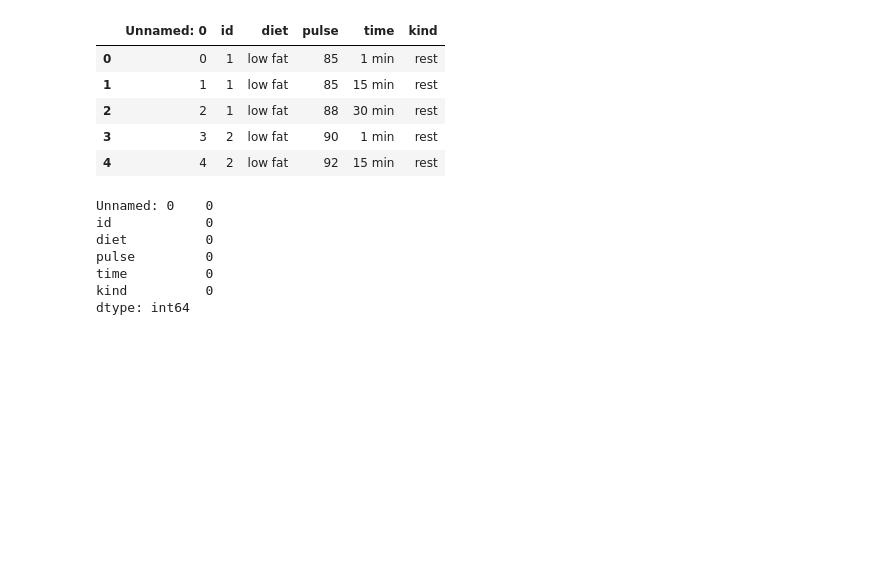
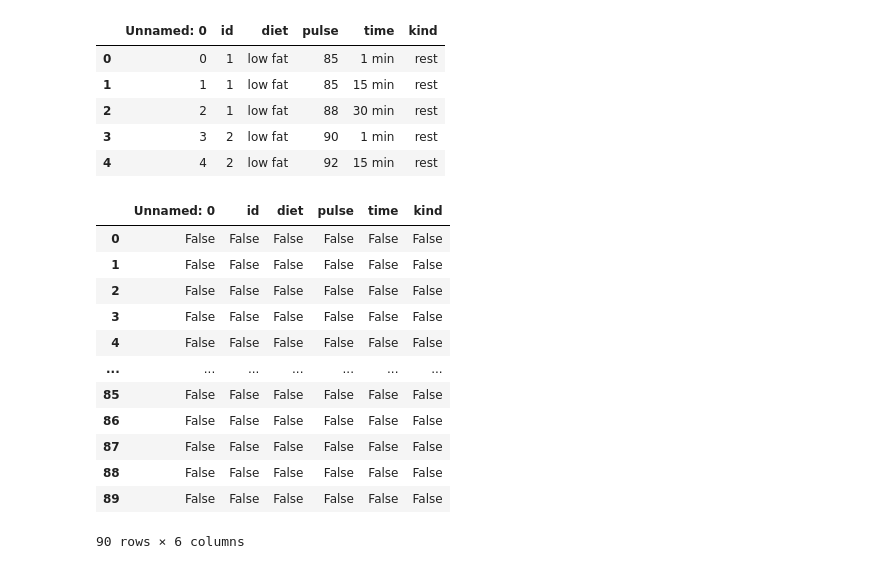
Before and after one commit to Shivsgithubb/DATA-ANALYTICS, a Jupyter notebook: data structure/Data Analysis/analysis.ipynb, the cells around one changed output. Drawn from its saved outputs; the diff is of its cells as text; code cells hidden in the pictures; blank space fills up the shorter version.

```diff
--- a/data structure/Data Analysis/analysis.ipynb
+++ b/data structure/Data Analysis/analysis.ipynb
@@ -412,12 +412,18 @@ df.head()
 | 3 | 3 | 2 | low fat | 90 | 1 min | rest |
 | 4 | 4 | 2 | low fat | 92 | 15 min | rest |
 # %%
-df.isnull().sum()
+df.isnull()
 # %% [output]
+|  | Unnamed: 0 | id | diet | pulse | time | kind |
+| 0 | False | False | False | False | False | False |
+| 1 | False | False | False | False | False | False |
+| 2 | False | False | False | False | False | False |
+| 3 | False | False | False | False | False | False |
+| 4 | False | False | False | False | False | False |
+| ... | ... | ... | ... | ... | ... | ... |
+| 85 | False | False | False | False | False | False |
+| 86 | False | False | False | False | False | False |
+| 87 | False | False | False | False | False | False |
+| 88 | False | False | False | False | False | False |
+| 89 | False | False | False | False | False | False |
-Unnamed: 0    0
-id            0
-diet          0
-pulse         0
-time          0
-kind          0
-dtype: int64
+90 rows × 6 columns
```
Also changed, not shown: 6 other files.
